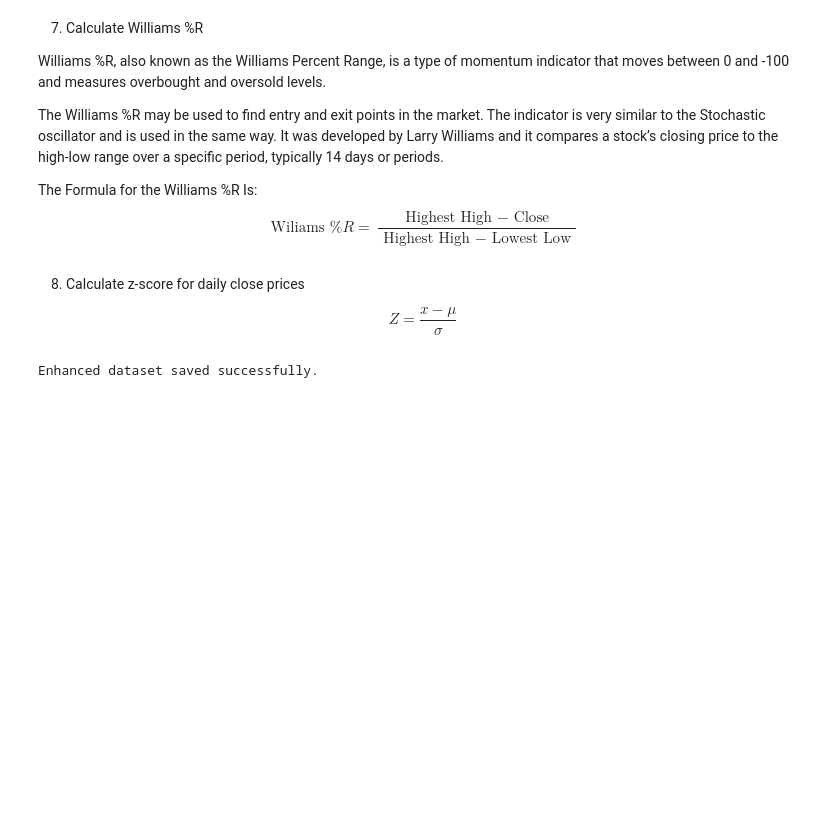
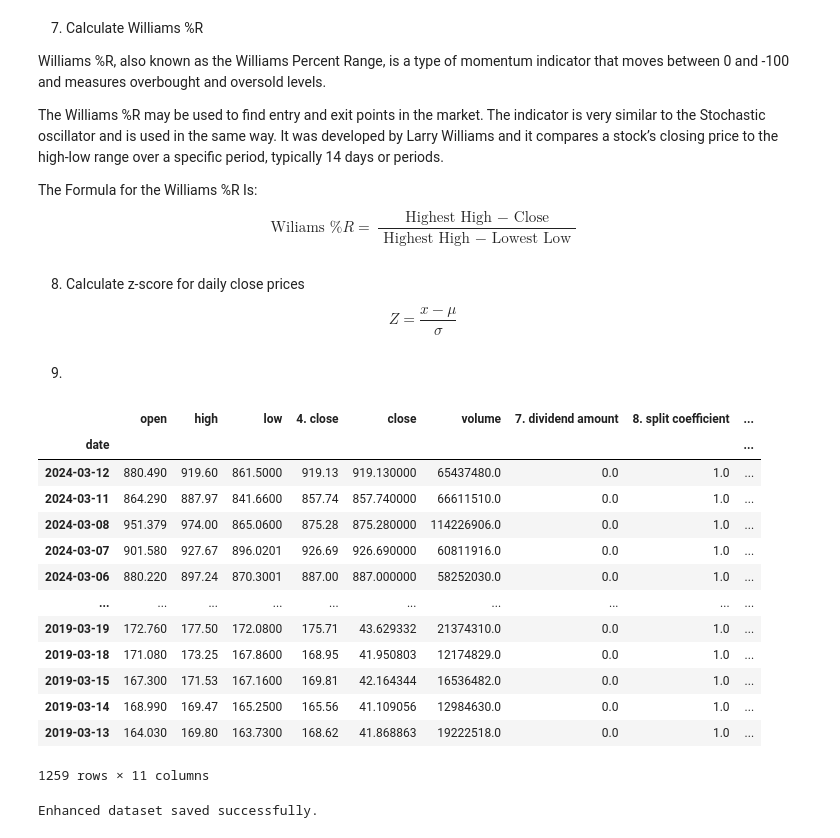
Before and after one commit to LibertyChaser/price_prediction, a Jupyter notebook: code/notebooks/w3_feature_engineering.ipynb, the cells around one changed output. Saved outputs shown, nothing was run; the diff lists cells and outputs as text; code cells hidden in the pictures; blank space fills up the shorter version.

```diff
--- a/code/notebooks/w3_feature_engineering.ipynb
+++ b/code/notebooks/w3_feature_engineering.ipynb
@@ -69,12 +78,12 @@ R S I_{\text {step two }}=100-\left[\frac{100}{1+\frac{\text { (Previous Average
 $$
 # %%
 RSI = ta.momentum.RSIIndicator(
-    NVDA_5_years_daily_data['5. adjusted close'], window=14)
-NVDA_5_years_daily_data['RSI'] = RSI.rsi()
+    NVDA_5_years_daily_data_renamed['close'], window=14)
+NVDA_5_years_daily_data_renamed['RSI'] = RSI.rsi()
 # %% [markdown]
 6. Calculate 5-day variance
 # %%
-NVDA_5_years_daily_data['5-day_variance'] = NVDA_5_years_daily_data['5. adjusted close'].rolling(
+NVDA_5_years_daily_data_renamed['5-day_variance'] = NVDA_5_years_daily_data_renamed['close'].rolling(
     window=5).var()
 # %% [markdown]
 7. Calculate Williams %R
@@ -88,11 +97,11 @@ $$
 \text { Wiliams } \% R=\frac{\text { Highest High }- \text { Close }}{\text { Highest High }- \text { Lowest Low }}
 $$
 # %%
-WILLR = ta.momentum.WilliamsRIndicator(high=NVDA_5_years_daily_data['2. high'],
-                                       low=NVDA_5_years_daily_data['3. low'],
-                                       close=NVDA_5_years_daily_data['5. adjusted close'],
+WILLR = ta.momentum.WilliamsRIndicator(high=NVDA_5_years_daily_data_renamed['high'],
+                                       low=NVDA_5_years_daily_data_renamed['low'],
+                                       close=NVDA_5_years_daily_data_renamed['close'],
                                        lbp=14)
-NVDA_5_years_daily_data['Williams_%R'] = WILLR.williams_r()
+NVDA_5_years_daily_data_renamed['Williams_%R'] = WILLR.williams_r()
 # %% [markdown]
 8. Calculate z-score for daily close prices
 
@@ -100,6 +109,25 @@ $$
 Z = \frac{x - \mu}{\sigma}
 $$
 # %%
-NVDA_5_years_daily_data['z_score'] = (NVDA_5_years_daily_data['5. adjusted close'] - NVDA_5_years_daily_data['5. adjusted close'].mean()) / NVDA_5_years_daily_data['5. adjusted close'].std()
+NVDA_5_years_daily_data_renamed['z_score'] = (NVDA_5_years_daily_data_renamed['close'] - NVDA_5_years_daily_data_renamed['close'].mean()) / NVDA_5_years_daily_data_renamed['close'].std()
+# %% [markdown]
+9.
+# %%
+NVDA_5_years_daily_data_renamed
+# %% [output]
+|  | open | high | low | 4. close | close | volume | 7. dividend amount | 8. split coefficient | ... |
+| date |  |  |  |  |  |  |  |  | ... |
+| 2024-03-12 | 880.490 | 919.60 | 861.5000 | 919.13 | 919.130000 | 65437480.0 | 0.0 | 1.0 | ... |
+| 2024-03-11 | 864.290 | 887.97 | 841.6600 | 857.74 | 857.740000 | 66611510.0 | 0.0 | 1.0 | ... |
+| 2024-03-08 | 951.379 | 974.00 | 865.0600 | 875.28 | 875.280000 | 114226906.0 | 0.0 | 1.0 | ... |
+| 2024-03-07 | 901.580 | 927.67 | 896.0201 | 926.69 | 926.690000 | 60811916.0 | 0.0 | 1.0 | ... |
+| 2024-03-06 | 880.220 | 897.24 | 870.3001 | 887.00 | 887.000000 | 58252030.0 | 0.0 | 1.0 | ... |
+| ... | ... | ... | ... | ... | ... | ... | ... | ... | ... |
+| 2019-03-19 | 172.760 | 177.50 | 172.0800 | 175.71 | 43.629332 | 21374310.0 | 0.0 | 1.0 | ... |
+| 2019-03-18 | 171.080 | 173.25 | 167.8600 | 168.95 | 41.950803 | 12174829.0 | 0.0 | 1.0 | ... |
+| 2019-03-15 | 167.300 | 171.53 | 167.1600 | 169.81 | 42.164344 | 16536482.0 | 0.0 | 1.0 | ... |
+| 2019-03-14 | 168.990 | 169.47 | 165.2500 | 165.56 | 41.109056 | 12984630.0 | 0.0 | 1.0 | ... |
+| 2019-03-13 | 164.030 | 169.80 | 163.7300 | 168.62 | 41.868863 | 19222518.0 | 0.0 | 1.0 | ... |
+1259 rows × 11 columns
 # %%
 # Save the enhanced dataset
```
Also changed, not shown: parts of 29 cells of this notebook.
